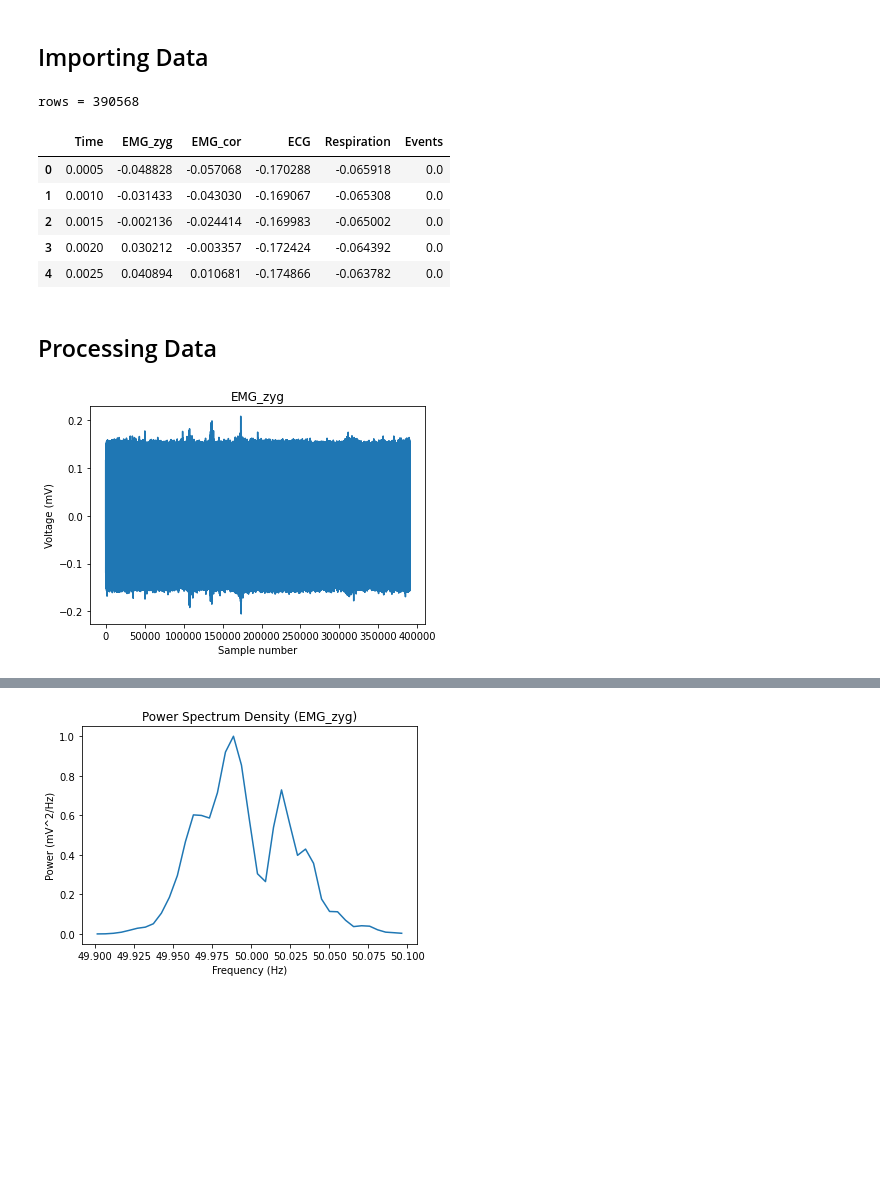
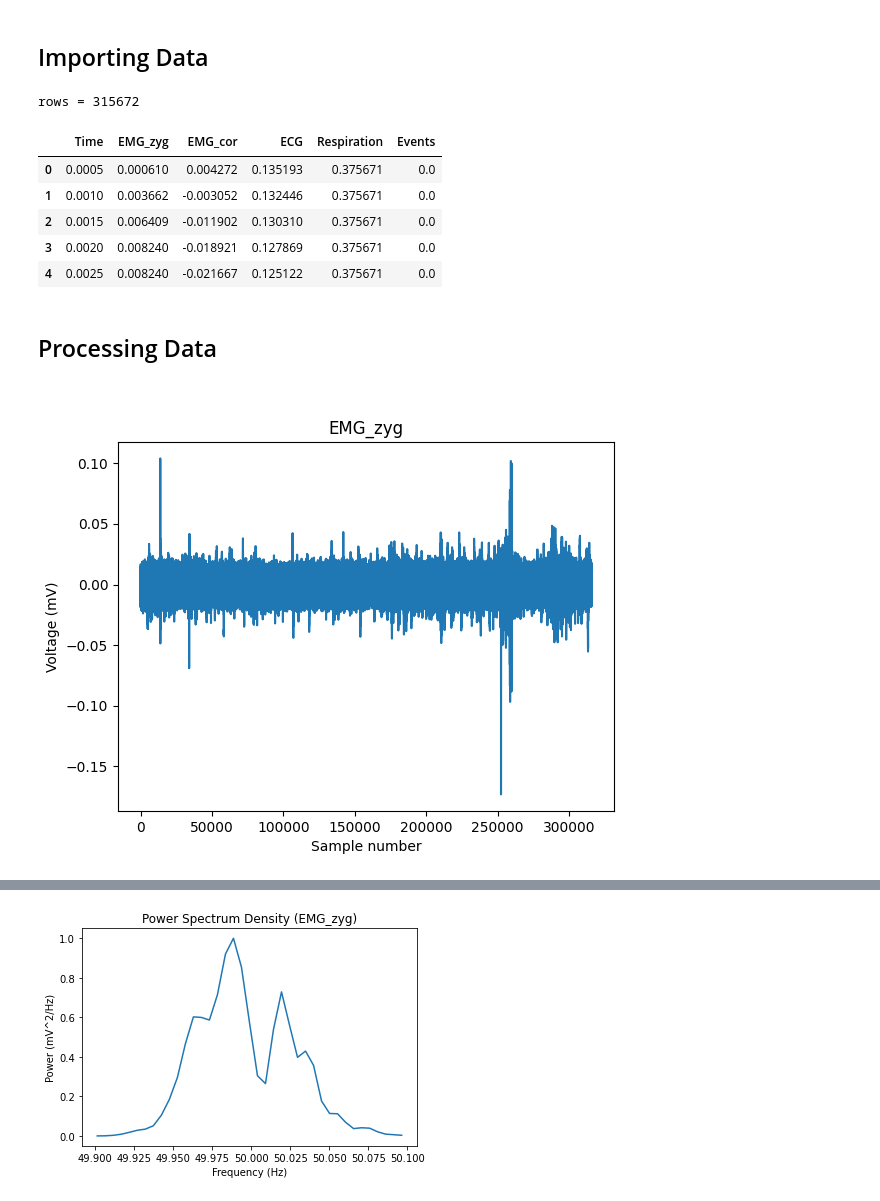
Before and after one commit to WiIIson/EMGFlow-Python-Package, a Jupyter notebook: PeakAffectDS-Analysis2.ipynb, the cells around one changed output, grey strips where cells are left out. Cells and saved outputs as stored; diff of their text form; code cells hidden in the pictures; blank space fills up the shorter version.

```diff
--- a/PeakAffectDS-Analysis2.ipynb
+++ b/PeakAffectDS-Analysis2.ipynb
@@ -18,31 +21,32 @@ import scipy.signal
 # Load data from subject 1 while watching the happy video
 #
 
-s1_happy = pd.read_csv('Data/Raw_PID_01-10/01/01-03-01.csv')
+s1_happy = pd.read_csv('Data/Raw_PID_01-10/03/03-02-03.csv')
 print('rows =', len(s1_happy.index))
 s1_happy.head()
 # %% [output]
-rows = 390568
+rows = 315672
 |  | Time | EMG_zyg | EMG_cor | ECG | Respiration | Events |
-| 0 | 0.0005 | -0.048828 | -0.057068 | -0.170288 | -0.065918 | 0.0 |
-| 1 | 0.0010 | -0.031433 | -0.043030 | -0.169067 | -0.065308 | 0.0 |
-| 2 | 0.0015 | -0.002136 | -0.024414 | -0.169983 | -0.065002 | 0.0 |
-| 3 | 0.0020 | 0.030212 | -0.003357 | -0.172424 | -0.064392 | 0.0 |
-| 4 | 0.0025 | 0.040894 | 0.010681 | -0.174866 | -0.063782 | 0.0 |
+| 0 | 0.0005 | 0.000610 | 0.004272 | 0.135193 | 0.375671 | 0.0 |
+| 1 | 0.0010 | 0.003662 | -0.003052 | 0.132446 | 0.375671 | 0.0 |
+| 2 | 0.0015 | 0.006409 | -0.011902 | 0.130310 | 0.375671 | 0.0 |
+| 3 | 0.0020 | 0.008240 | -0.018921 | 0.127869 | 0.375671 | 0.0 |
+| 4 | 0.0025 | 0.008240 | -0.021667 | 0.125122 | 0.375671 | 0.0 |
 # %% [markdown]
 ## Processing Data
 # %%
 #
 # Plot EMG_zyg
 #
 
+plt.clf()
 plt.plot(s1_happy['EMG_zyg'])
 plt.xlabel('Sample number')
 plt.ylabel('Voltage (mV)')
 plt.title('EMG_zyg')
 plt.show()
 # %% [output]
-[figure, old version]
+[figure, new version]
 # %%
 #
 # Construct power spectral density for EMG_zyg
```
Also changed, not shown: parts of 13 cells of this notebook, 1 other file.
